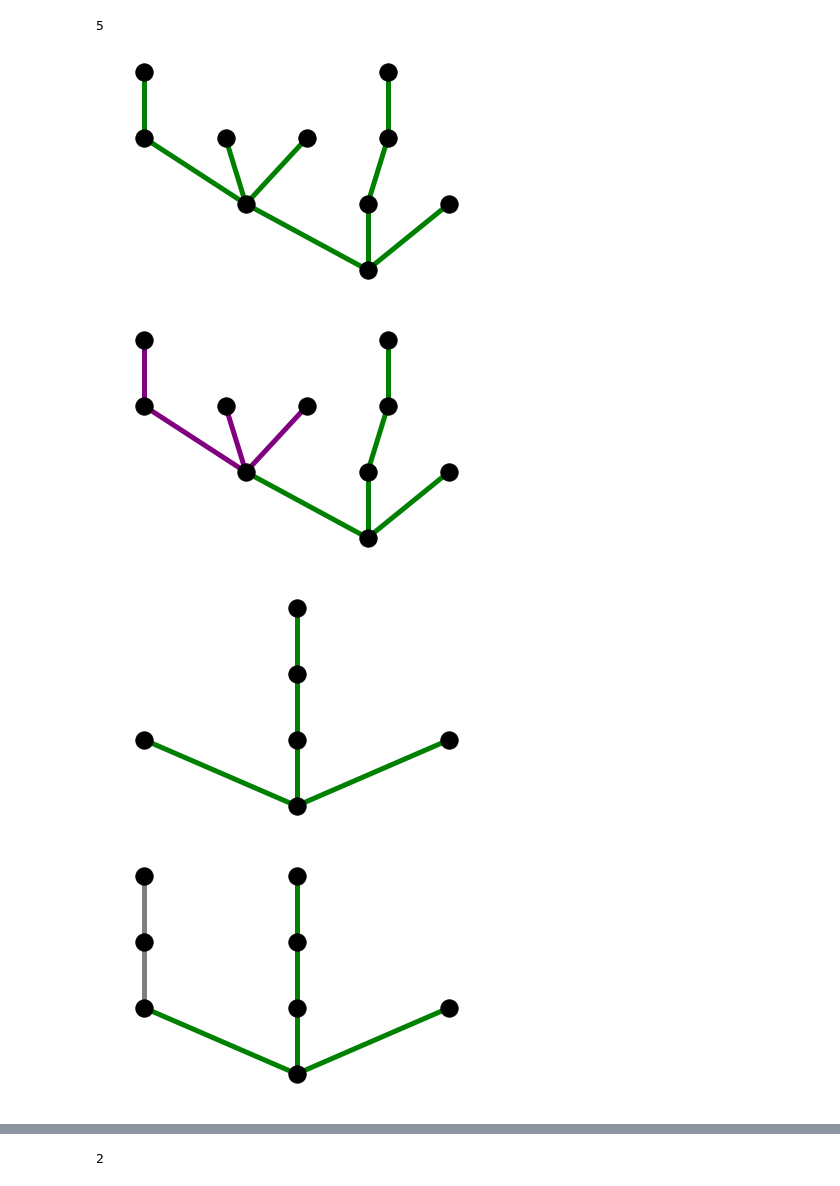
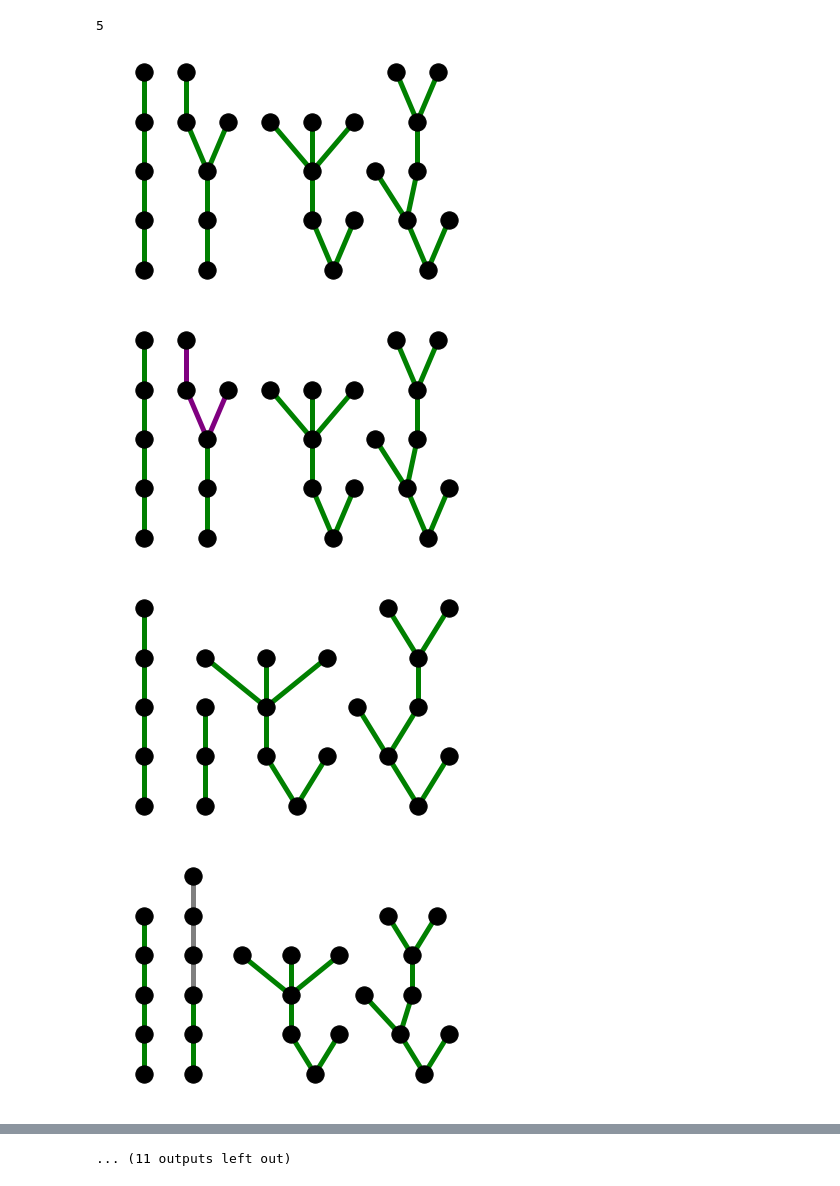
Before and after one commit to Abhinav2812/CS254-Project, a Jupyter notebook: green_hb.ipynb, the cells around one changed output, grey strips where cells are left out. Drawn from its saved outputs; the diff is of its cells as text; code cells hidden in the pictures.

Commit message:
Added forest generator

```diff
--- a/green_hb.ipynb
+++ b/green_hb.ipynb
@@ -10,6 +10,7 @@ class Graph:
         self.nodecolors = {}
         self.G = nx.DiGraph()
         self.counter=0
+        self.roots=[]
 
     def drawGraph(self):
         plt.gca().invert_yaxis()
@@ -113,19 +114,27 @@ dfs(G,"ROOT")
 # %%
 def dfs_add(G,node,ans,parent):
     for child in G[node]:
         if child==parent:
             continue
-        ans.add_edge(node,child,'g')
+        ans.add_edge(node+ans.counter,child+ans.counter,'g')
         dfs_add(G,child,ans,node)
-def convert_graph(G):
+
+def convert_graph(G,ans):
+    ans.roots.append(ans.counter)
+    dfs_add(G,0,ans,-1)
+    ans.counter+=len(G.node())
+
+def get_forest(nlist):
     ans=Graph()
-    dfs_add(G,0,ans,-1)
-    ans.counter=len(G.node())
+    for i in nlist:
+        convert_graph(nx.random_tree(i),ans)
     return ans
-rt1=convert_graph(nx.random_tree(10))
-dfs(rt1,0)
+
+rt1=get_forest([5,6,7,8])
+for root in rt1.roots:
+    dfs(rt1,root)
 # %% [output]
-[figure, old version]
+[figure, new version]
-[figure, old version]
+[figure, new version]
-[figure, old version]
+[figure, new version]
-[figure, old version]
+[figure, new version]
@@ -136 +149 @@ dfs(rt1,0)
-2
+... (11 outputs left out)
```
Also changed, not shown: parts of 1 cell of this notebook.
